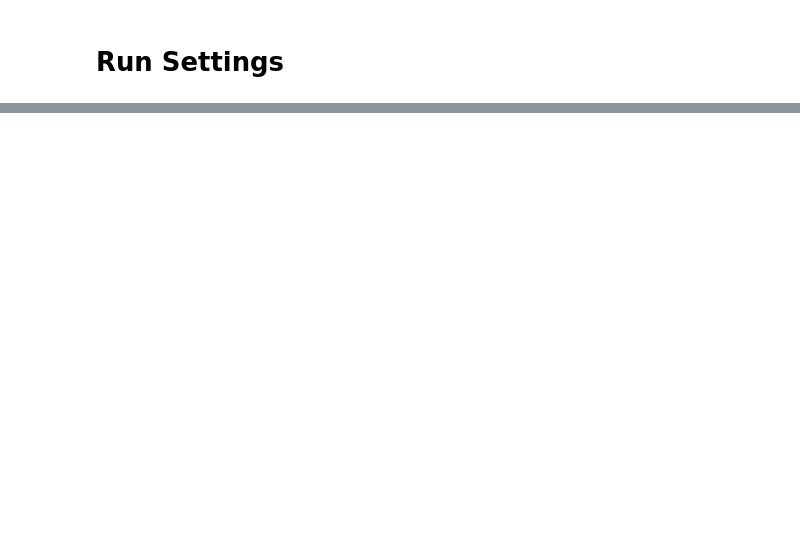
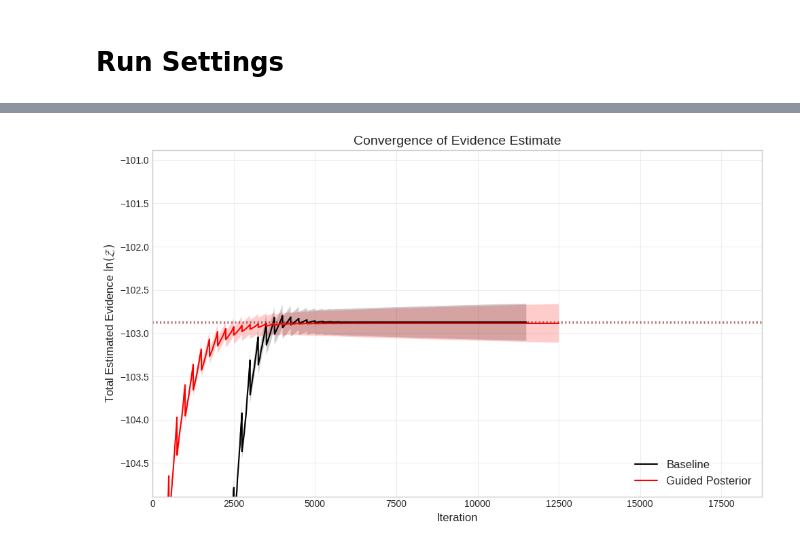
Before and after one commit to alexdrane/GaussianHeartRate, a Jupyter notebook: Gaussian_Heart_Rate.ipynb, the cells around one changed output, grey strips where cells are left out. Saved outputs shown, nothing was run; the diff lists cells and outputs as text; code cells hidden in the pictures; blank space fills up the shorter version.

```diff
--- a/Gaussian_Heart_Rate.ipynb
+++ b/Gaussian_Heart_Rate.ipynb
@@ -1020,2 +1112,81 @@ dtype: float64
+# %%
+import matplotlib.pyplot as plt
+import numpy as np
+
+def plot_consistent_evidence(samples, label, color, nlive_approx=500):
+    """
+    Plots Total Evidence using consistent weights to avoid 'humps'.
+    """
+    # 1. Sort by logL
+    df = samples.sort_values('logL').copy()
+
+    # 2. Get rigorous weights from anesthetic
+    # These contain the correct volume information automatically
+    logw = df.logw(beta=1).values
+
+    # 3. Accumulated Dead Evidence
+    # Z_dead = sum(weights so far)
+    logZ_dead = np.logaddexp.accumulate(logw)
+
+    # 4. Estimated Live Evidence (The Fix)
+    # Instead of manually calculating volume, we infer it from the weight.
+    # Weight ~ (L * X) / Nlive  ->  L * X ~ Weight * Nlive
+    # This ensures the Live estimate matches the scale of the Dead estimate.
+    logZ_live = logw + np.log(nlive_approx)
+
+    # 5. Total Evidence
+    logZ_total = np.logaddexp(logZ_dead, logZ_live)
+
+    # 6. Error Bars (Standard NS Error)
+    # Sigma ~ sqrt(H / Nlive). We approximate H via iterations for plotting.
+    iterations = np.arange(1, len(df) + 1)
+    # Prevent divide by zero in first few steps
+    safe_iters = np.maximum(iterations, 1.0)
+    sigma = np.sqrt(safe_iters / nlive_approx) / np.sqrt(nlive_approx)
+
+    # 7. Plotting
+    plt.plot(iterations, logZ_total, label=label, color=color, linewidth=1.5)
+
+    plt.fill_between(iterations,
+                     logZ_total - sigma,
+                     logZ_total + sigma,
+                     color=color, alpha=0.2, edgecolor='none')
+
+    return logZ_total[-1]
+
+# --- PLOTTING ---
+plt.figure(figsize=(10, 6))
+
+# 1. Plot Baseline
+final_z_base = plot_consistent_evidence(samples, "Baseline", "black", nlive_approx=500)
+
+# 2. Plot Guided Posterior
+final_z_repart = plot_consistent_evidence(samples_repart, "Guided Posterior", "red", nlive_approx=500)
+
+# 3. Reference Lines (Final calculated value)
+plt.axhline(final_z_base, color='black', linestyle=':', alpha=0.5)
+plt.axhline(final_z_repart, color='red', linestyle=':', alpha=0.5)
+
+# 4. Zoom in (Crucial)
+# Focus on the stable region.
+# We determine the limits based on the Guided run (Red) which converges first
+target_val = final_z_repart
+plt.ylim(target_val - 2, target_val + 2)
+
+# Optional: Limit X axis to where the Red run finishes + some buffer
+max_iter = len(samples_repart) * 1.5
+plt.xlim(0, max_iter)
+
+# --- FORMATTING ---
+plt.xlabel("Iteration", fontsize=12)
+plt.ylabel(r"Total Estimated Evidence $\ln(\mathcal{Z})$", fontsize=12)
+plt.title("Convergence of Evidence Estimate", fontsize=14)
+plt.legend(fontsize=12, loc='lower right')
+plt.grid(True, alpha=0.3)
+
+plt.tight_layout()
+plt.show()
+# %% [output]
+[figure, added]
 # %%
 fig.savefig("New_run.pdf")
```
Also changed, not shown: parts of 13 cells of this notebook.
